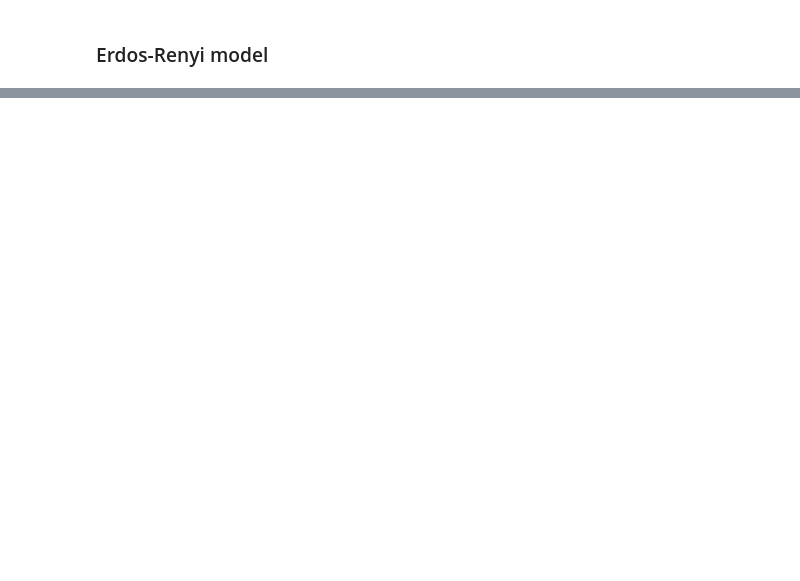
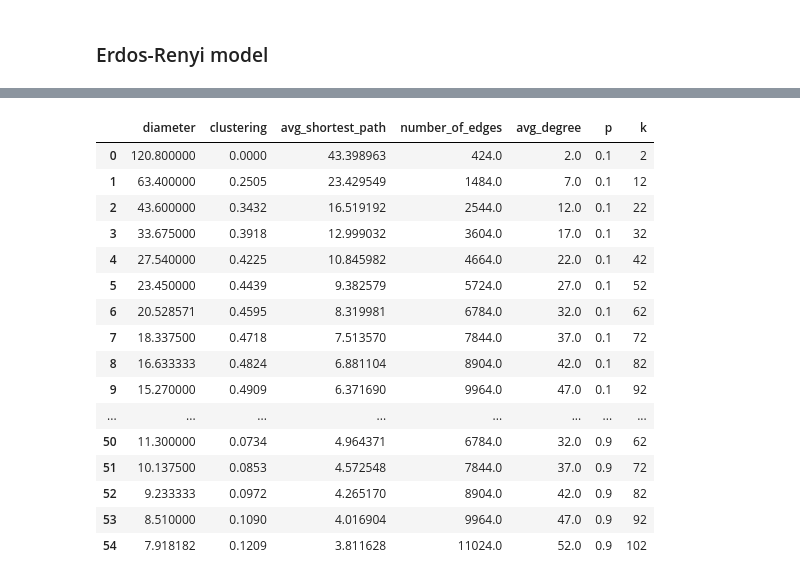
Before and after one commit to Zelich/HSE_tasks, a Jupyter notebook: Seti_Project1.ipynb, the cells around one changed output, grey strips where cells are left out. Cells and saved outputs as stored; diff of their text form; code cells hidden in the pictures; blank space fills up the shorter version.

Commit message:
Added random graph algorithms

```diff
--- a/Seti_Project1.ipynb
+++ b/Seti_Project1.ipynb
@@ -474,21 +485,16 @@ cocore.to_csv("filename.csv")
 # %%
-n = len(G.nodes())
-stats = []
+stats_er = []
 iter = 10
 for p in np.linspace(0.1, 0.9, 9):
     print("start iteration with p =", p, end='')
     cur_p_stats = []
     for i in range(iter):
         nG = nx.erdos_renyi_graph(n=n, p=p)
-        ndiameter = nx.diameter(nG.subgraph(max(nx.connected_component_subgraphs(nG), key=len)))
-        nclust_coef = nx.average_clustering(nG)
-        navg_short_path = nx.average_shortest_path_length(nG)
-        cur_p_stats.append([ndiameter, nclust_coef, navg_short_path, len(nG.edges()), sum(nx.degree(nG).values())/n])
+        cur_p_stats.append(get_common_info(nG))
+        # to check the progress
         print("|", end='')
     print()
-    stats.append((np.mean(cur_p_stats, axis=0), p))
-for stat in stats:
-    print(stat[1], stat[0])
+    stats_er.append((np.mean(cur_p_stats, axis=0), p))
 print([diameter, clust_coef, avg_short_path, len(G.edges())])
 # %% [output]
 start iteration with p = 0.1||||||||||
@@ -517,0 +565,17 @@ array([ 2.,  3.])
+# %%
+stats_ws = []
+iter = 10
+for p in np.linspace(0.1, 0.9, 5):
+    print("start iteration with p =", p)
+    cur_p_stats = []
+    for k in range(2, int(n/4), int(n/40)):
+        print("start iteration with k =", k, end='\t')
+        for i in range(iter):
+            nG = nx.watts_strogatz_graph(n=n, k=k, p=p, seed=None)
+            cur_p_stats.append(get_common_info(nG))
+            # to check the progress
+            print("|", end='')
+        print()
+        stats_ws.append((np.mean(cur_p_stats, axis=0), p, k))
+print("SUCCESS")
+print([diameter, clust_coef, avg_short_path, len(G.edges())])
@@ -517,0 +600,8 @@ array([ 2.,  3.])
+# %%
+df_ws = pd.DataFrame([x[0] for x in stats_ws],
+                   columns=['diameter', 'clustering', 'avg_shortest_path',
+                            'number_of_edges', 'avg_degree'])
+df_ws['p'] = [x[1] for x in stats_ws]
+df_ws['k'] = [x[2] for x in stats_ws]
+df_ws['clustering'] = df_ws['clustering'].apply(lambda x: '{:.4f}'.format(x))
+df_ws.head()
@@ -517,0 +765,20 @@ array([ 2.,  3.])
+# %%
+df_ws
+# %% [output]
+|  | diameter | clustering | avg_shortest_path | number_of_edges | avg_degree | p | k |
+| 0 | 120.800000 | 0.0000 | 43.398963 | 424.0 | 2.0 | 0.1 | 2 |
+| 1 | 63.400000 | 0.2505 | 23.429549 | 1484.0 | 7.0 | 0.1 | 12 |
+| 2 | 43.600000 | 0.3432 | 16.519192 | 2544.0 | 12.0 | 0.1 | 22 |
+| 3 | 33.675000 | 0.3918 | 12.999032 | 3604.0 | 17.0 | 0.1 | 32 |
+| 4 | 27.540000 | 0.4225 | 10.845982 | 4664.0 | 22.0 | 0.1 | 42 |
+| 5 | 23.450000 | 0.4439 | 9.382579 | 5724.0 | 27.0 | 0.1 | 52 |
+| 6 | 20.528571 | 0.4595 | 8.319981 | 6784.0 | 32.0 | 0.1 | 62 |
+| 7 | 18.337500 | 0.4718 | 7.513570 | 7844.0 | 37.0 | 0.1 | 72 |
+| 8 | 16.633333 | 0.4824 | 6.881104 | 8904.0 | 42.0 | 0.1 | 82 |
+| 9 | 15.270000 | 0.4909 | 6.371690 | 9964.0 | 47.0 | 0.1 | 92 |
+| ... | ... | ... | ... | ... | ... | ... | ... |
+| 50 | 11.300000 | 0.0734 | 4.964371 | 6784.0 | 32.0 | 0.9 | 62 |
+| 51 | 10.137500 | 0.0853 | 4.572548 | 7844.0 | 37.0 | 0.9 | 72 |
+| 52 | 9.233333 | 0.0972 | 4.265170 | 8904.0 | 42.0 | 0.9 | 82 |
+| 53 | 8.510000 | 0.1090 | 4.016904 | 9964.0 | 47.0 | 0.9 | 92 |
+| 54 | 7.918182 | 0.1209 | 3.811628 | 11024.0 | 52.0 | 0.9 | 102 |
```
Also changed, not shown: parts of 35 cells of this notebook.
